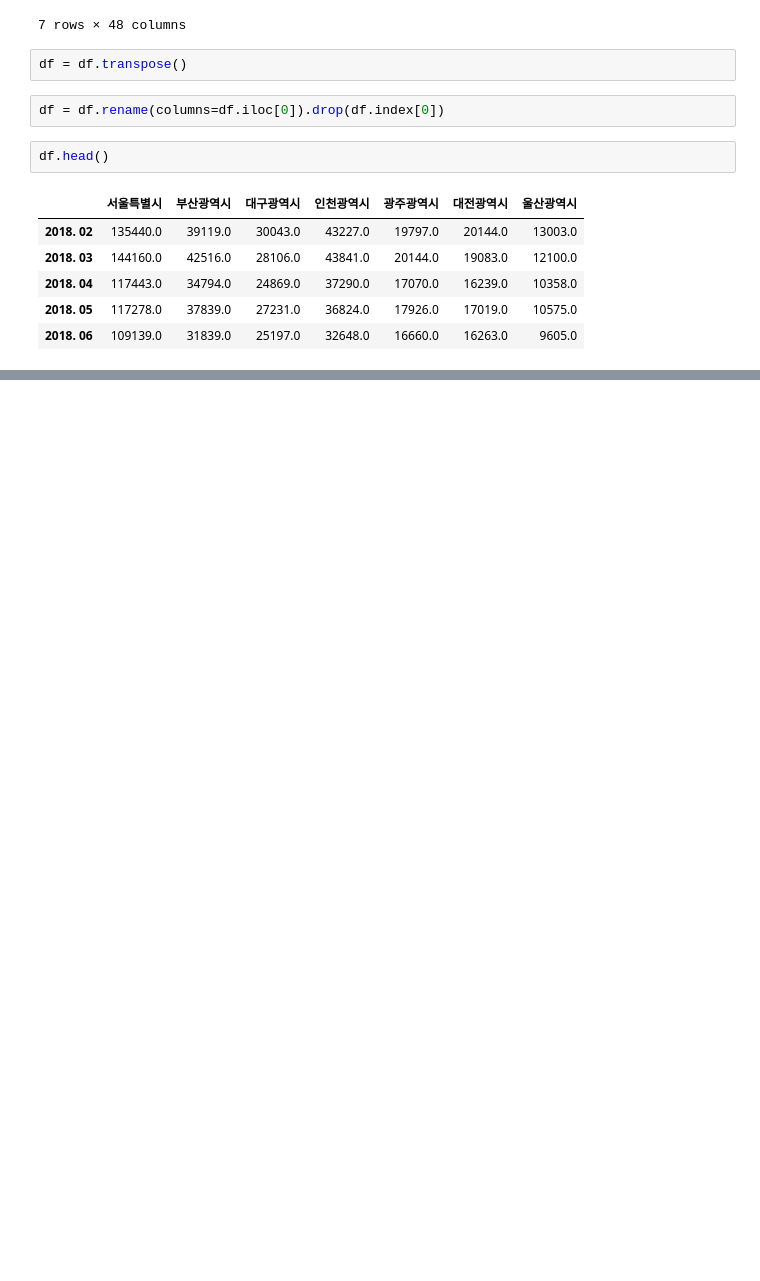
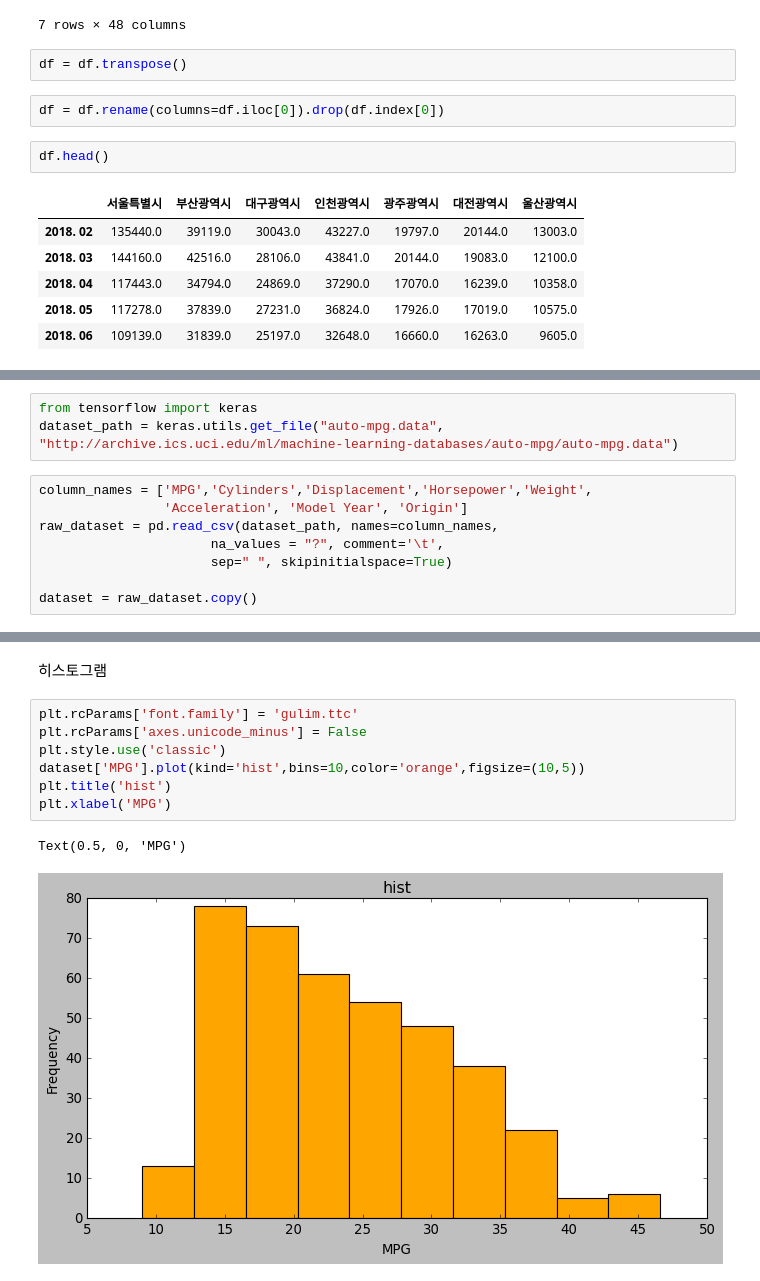
Before and after one commit to donghyeonlim/Data-analysis, a Jupyter notebook: matplotlib.ipynb, the cells around one changed output, grey strips where cells are left out. Cells and saved outputs as stored; diff of their text form; blank space fills up the shorter version.

Commit message:
막대,히스토그램 그래프

```diff
--- a/matplotlib.ipynb
+++ b/matplotlib.ipynb
@@ -178,0 +198,11 @@ Text(0.5, 0, '기간')
+# %%
+from tensorflow import keras
+dataset_path = keras.utils.get_file("auto-mpg.data", "http://archive.ics.uci.edu/ml/machine-learning-databases/auto-mpg/auto-mpg.data")
+# %%
+column_names = ['MPG','Cylinders','Displacement','Horsepower','Weight',
+                'Acceleration', 'Model Year', 'Origin']
+raw_dataset = pd.read_csv(dataset_path, names=column_names,
+                      na_values = "?", comment='\t',
+                      sep=" ", skipinitialspace=True)
+
+dataset = raw_dataset.copy()
@@ -178,0 +225,12 @@ Text(0.5, 0, '기간')
+# %% [markdown]
+히스토그램
+# %%
+plt.rcParams['font.family'] = 'gulim.ttc'
+plt.rcParams['axes.unicode_minus'] = False
+plt.style.use('classic')
+dataset['MPG'].plot(kind='hist',bins=10,color='orange',figsize=(10,5))
+plt.title('hist')
+plt.xlabel('MPG')
+# %% [output]
+Text(0.5, 0, 'MPG')
+[figure, added]
```
Also changed, not shown: parts of 11 cells of this notebook.
